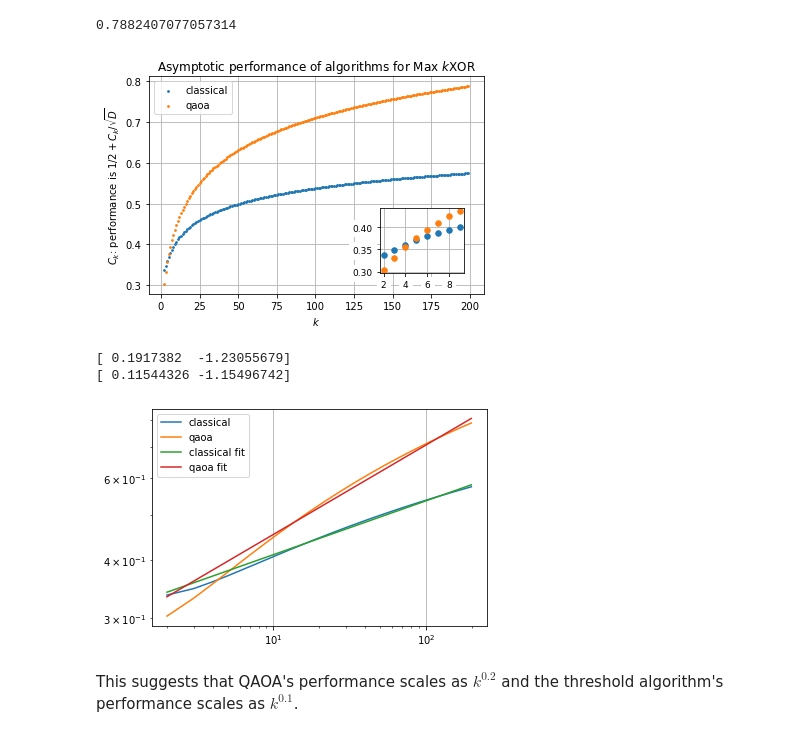
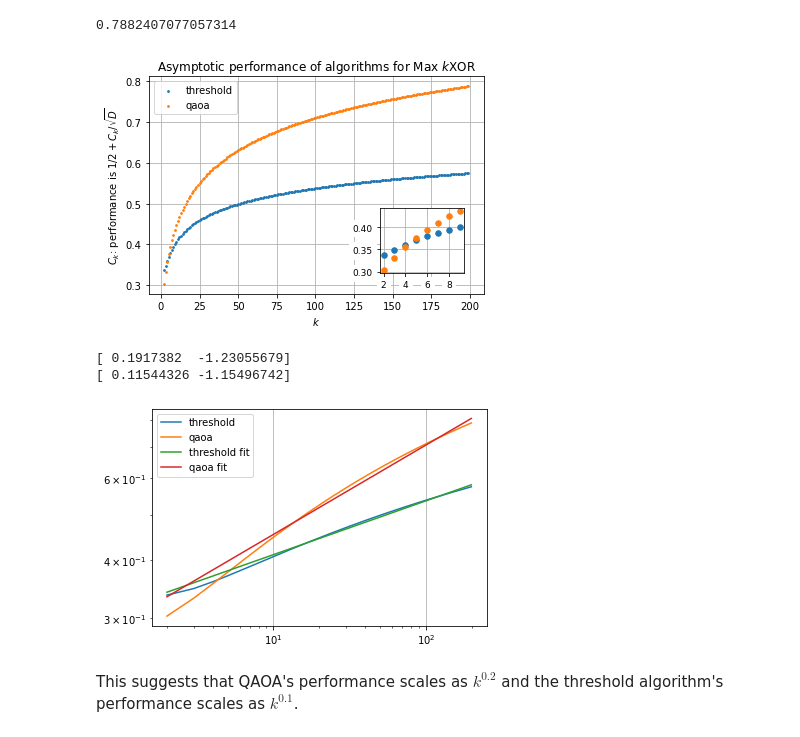
Before and after one commit to marwahaha/QuAIL-2021, a Jupyter notebook: maxkxor.ipynb, the cells around one changed output. Saved outputs shown, nothing was run; the diff lists cells and outputs as text; code cells hidden in the pictures.

```diff
--- a/maxkxor.ipynb
+++ b/maxkxor.ipynb
@@ -262,7 +262,7 @@ The performance increases with $k$.
 # %%
 inps = range(1, 200)
 for k in range(2, 4):
-    plt.plot(inps, [get_max(D, k)*D**0.5 for D in inps],label="classical $k$=" + str(k))
+    plt.plot(inps, [get_max(D, k)*D**0.5 for D in inps],label="threshold $k$=" + str(k))
 plt.grid()
 plt.legend()
 plt.title("Performance on Max $k$XOR")
@@ -274,7 +274,7 @@ Text(0, 0.5, '$C_{k,D}$: performance is $1/2 + C_{k,D}/\\sqrt{D}$')
 # %%
 inps = range(20, 300)
 for k in range(2, 10):
-    plt.plot(inps, [get_max(D, k)*D**0.5 for D in inps],label="classical $k$=" + str(k))
+    plt.plot(inps, [get_max(D, k)*D**0.5 for D in inps],label="threshold $k$=" + str(k))
 plt.grid()
 plt.legend()
 plt.title("Performance on Max $k$XOR")
@@ -286,7 +286,7 @@ Text(0, 0.5, '$C_{k,D}$: performance is $1/2 + C_{k,D}/\\sqrt{D}$')
 # %%
 inps = range(50, 200)
 for k in range(100, 1000, 100):
-    plt.plot(inps, [get_max(D, k)*D**0.5 for D in inps],label="classical $k$=" + str(k))
+    plt.plot(inps, [get_max(D, k)*D**0.5 for D in inps],label="threshold $k$=" + str(k))
 plt.grid()
 plt.legend()
 plt.title("Performance on Max $k$XOR")
@@ -547,7 +547,7 @@ for i in range(len(ks)):
     ax = axs[i]
     k = ks[i]
     Ds = range(2,300)
-    ax.plot(Ds, [get_max(D, k)*D**0.5 for D in Ds], label='classical')
+    ax.plot(Ds, [get_max(D, k)*D**0.5 for D in Ds], label='threshold')
     ax.plot(Ds, [get_qaoa_max(k,D) for D in Ds], label='qaoa')
     ax.grid()
     ax.set_xlabel('degree $D$')
@@ -571,7 +571,7 @@ max([q for q in qaoa_asymptotic_maxes if q != np.inf])
 # %%
 fig, ax1 = plt.subplots()
 ks = range(2, 200)
-ax1.scatter(ks[:len(best_threshold_perf)], best_threshold_perf, label='classical', s=3)
+ax1.scatter(ks[:len(best_threshold_perf)], best_threshold_perf, label='threshold', s=3)
 ax1.scatter(ks[:len(qaoa_asymptotic_maxes)], qaoa_asymptotic_maxes, label='qaoa', s=3)
 ax1.grid()
 ax1.set_xlabel("$k$")
@@ -585,7 +585,7 @@ ip = InsetPosition(ax1, [0.69,0.095,0.25,0.3])
 ax2.set_axes_locator(ip)
 max_k_vals_inset = 8
 ax2.grid()
-ax2.scatter(ks[:max_k_vals_inset], best_threshold_perf[:max_k_vals_inset], s=30, label='classical')
+ax2.scatter(ks[:max_k_vals_inset], best_threshold_perf[:max_k_vals_inset], s=30, label='threshold')
 ax2.scatter(ks[:max_k_vals_inset], qaoa_asymptotic_maxes[:max_k_vals_inset],  s=30, label='qaoa')
 ax2.set_xticks(np.arange(2, max_k_vals_inset+2, 2))
 ax2.set_xticklabels(ax2.get_xticks(), backgroundcolor='w', fontsize=9)
@@ -595,7 +595,7 @@ ax2.yaxis.set_major_formatter(StrMethodFormatter('{x:,.2f}')) # 2 decimal places
 plt.savefig('images/asymptotic_comparison.png',  dpi=300)
 plt.show()
 # %% [output]
-[figure, old version]
+[figure, new version]
 # %%
 def logfit(x, y, deg=1):
     logx = np.log(x)
@@ -622,14 +622,14 @@ print(threshold_coeffs)
 [ 0.1917382  -1.23055679]
 [ 0.11544326 -1.15496742]
 # %%
-plt.loglog(ks, best_threshold_perf, label='classical')
+plt.loglog(ks, best_threshold_perf, label='threshold')
 plt.loglog(ks[:len(qaoa_asymptotic_maxes)], qaoa_asymptotic_maxes, label='qaoa')
-plt.loglog(ks, [(np.e**threshold_coeffs[1])*k**threshold_coeffs[0] for k in ks], label='classical fit')
+plt.loglog(ks, [(np.e**threshold_coeffs[1])*k**threshold_coeffs[0] for k in ks], label='threshold fit')
 plt.loglog(ks, [(np.e**qaoa_coeffs[1])*k**qaoa_coeffs[0] for k in ks], label='qaoa fit')
 plt.legend()
 plt.grid()
 # %% [output]
-[figure, old version]
+[figure, new version]
 # %% [markdown]
 This suggests that QAOA's performance scales as $k^{0.2}$ and the threshold algorithm's performance scales as $k^{0.1}$.
 # %% [markdown]
```
Also changed, not shown: parts of 12 cells of this notebook, 1 other file.
